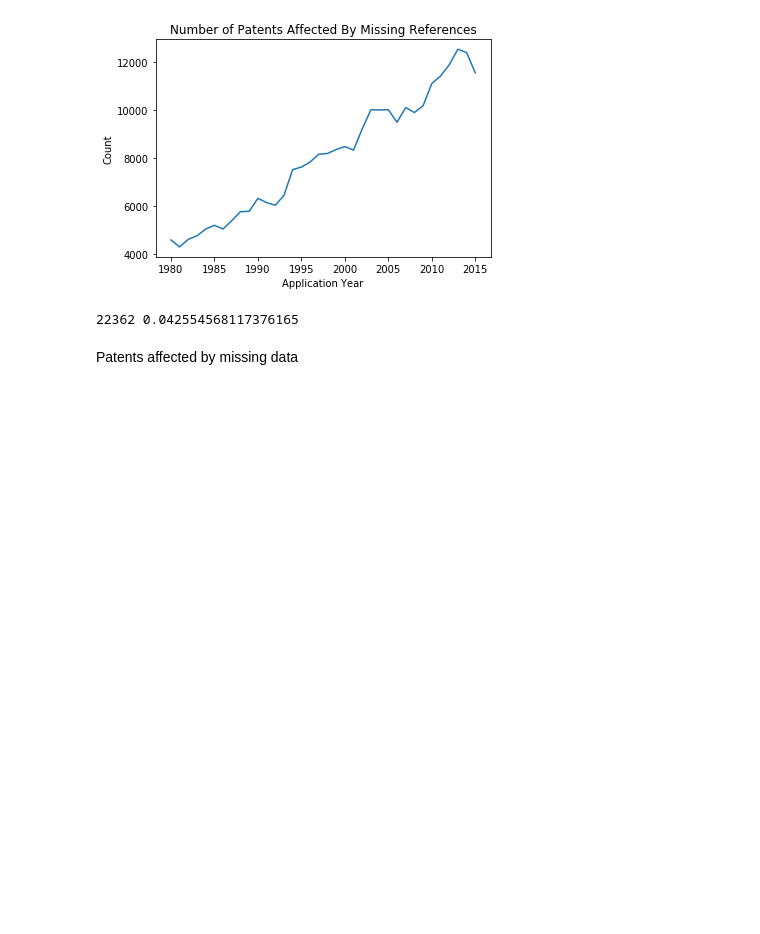
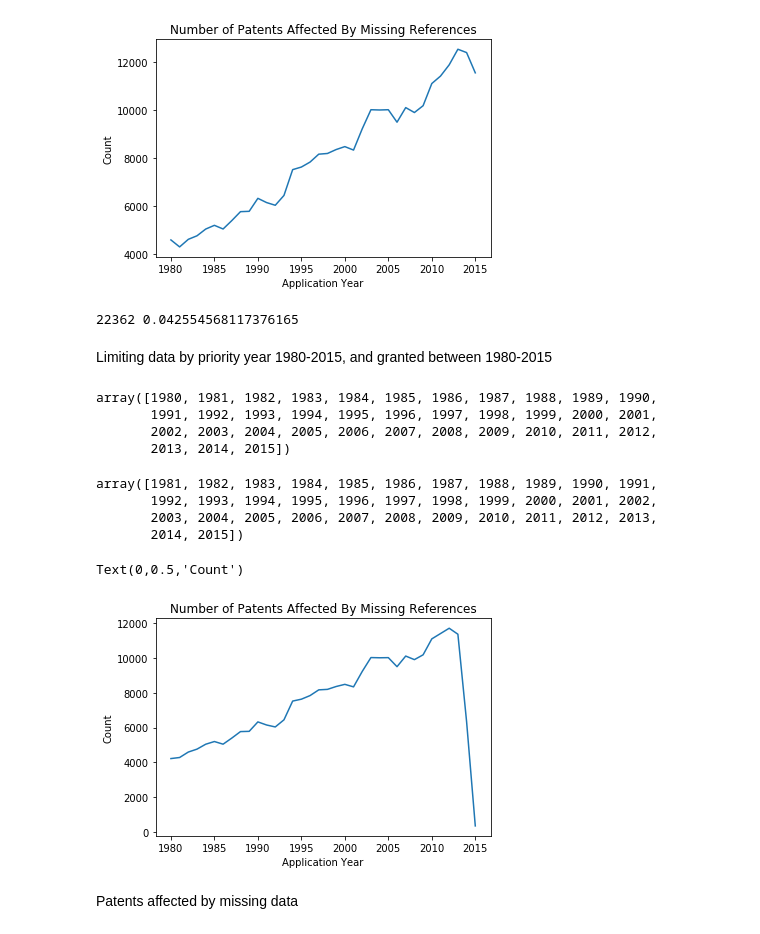
Before and after one commit to TieraLee/patents, a Jupyter notebook: Step 2 - Descriptive Statistics .ipynb, the cells around one changed output. Saved outputs shown, nothing was run; the diff lists cells and outputs as text; code cells hidden in the pictures; blank space fills up the shorter version.

```diff
--- a/Step 2 - Descriptive Statistics .ipynb
+++ b/Step 2 - Descriptive Statistics .ipynb
@@ -103,6 +110,33 @@ Text(0,0.5,'Count')
 print(master.loc[master.missing_data == 1].shape[0], master.loc[master.missing_data == 1].shape[0]/master.shape[0])
 # %% [output]
 22362 0.042554568117376165
+# %% [markdown]
+Limiting data by priority year 1980-2015, and granted between 1980-2015
+# %%
+test = master.loc[master.priority_date >= 1980]
+# %%
+test.priority_date.sort_values().unique()
+# %% [output]
+array([1980, 1981, 1982, 1983, 1984, 1985, 1986, 1987, 1988, 1989, 1990,
+       1991, 1992, 1993, 1994, 1995, 1996, 1997, 1998, 1999, 2000, 2001,
+       2002, 2003, 2004, 2005, 2006, 2007, 2008, 2009, 2010, 2011, 2012,
+       2013, 2014, 2015])
+# %%
+test = test.loc[(test.grant_year >=1980) & (test.grant_year<=2015)]
+# %%
+test.grant_year.sort_values().unique()
+# %% [output]
+array([1981, 1982, 1983, 1984, 1985, 1986, 1987, 1988, 1989, 1990, 1991,
+       1992, 1993, 1994, 1995, 1996, 1997, 1998, 1999, 2000, 2001, 2002,
+       2003, 2004, 2005, 2006, 2007, 2008, 2009, 2010, 2011, 2012, 2013,
+       2014, 2015])
+# %%
+ax = test[test['is_missing'] == 1].groupby('app_year')['is_missing'].count().plot(title="Number of Patents Affected By Missing References")
+ax.set_xlabel('Application Year')
+ax.set_ylabel('Count')
+# %% [output]
+Text(0,0.5,'Count')
+[figure, added]
 # %% [markdown]
 Patents affected by missing data
 # %%
```
Also changed, not shown: parts of 15 cells of this notebook, 4 other files.
